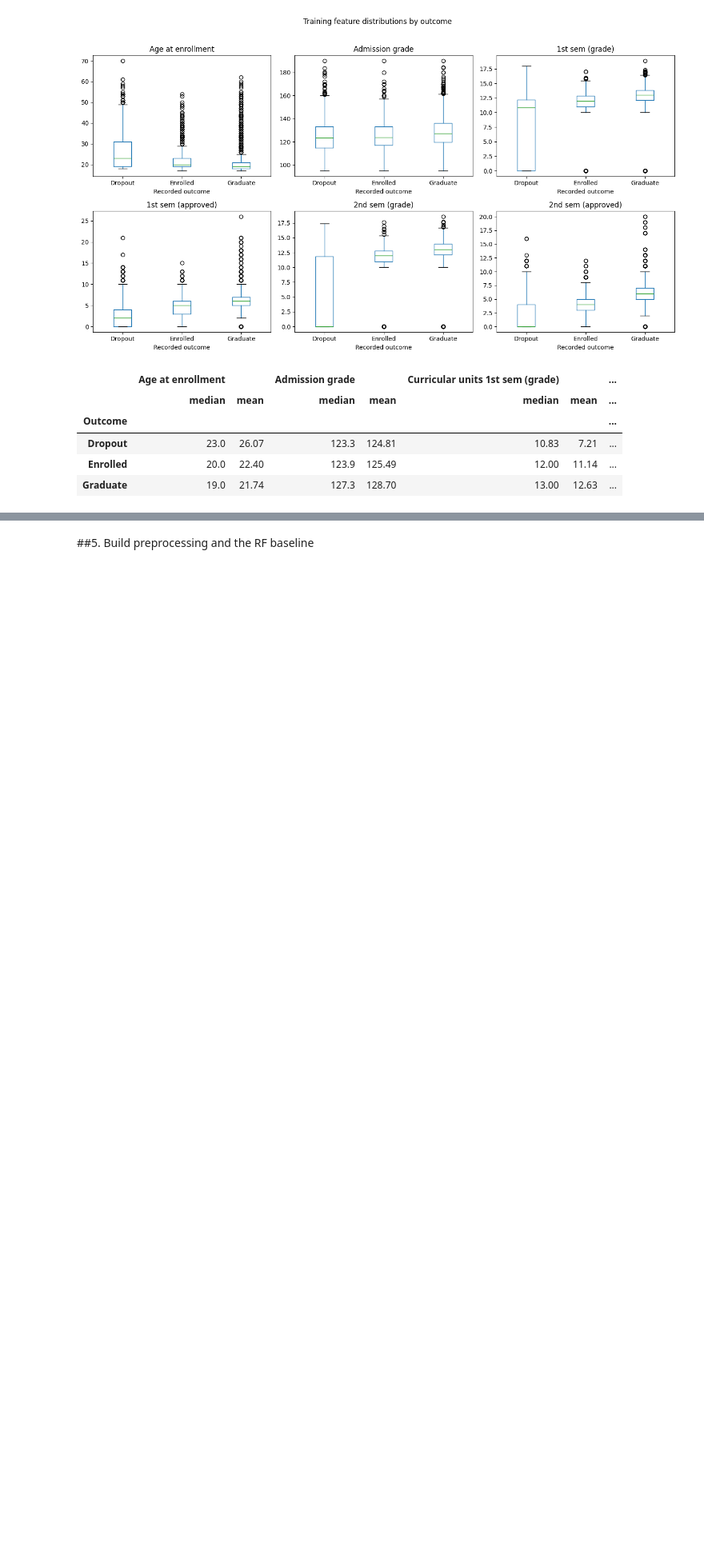
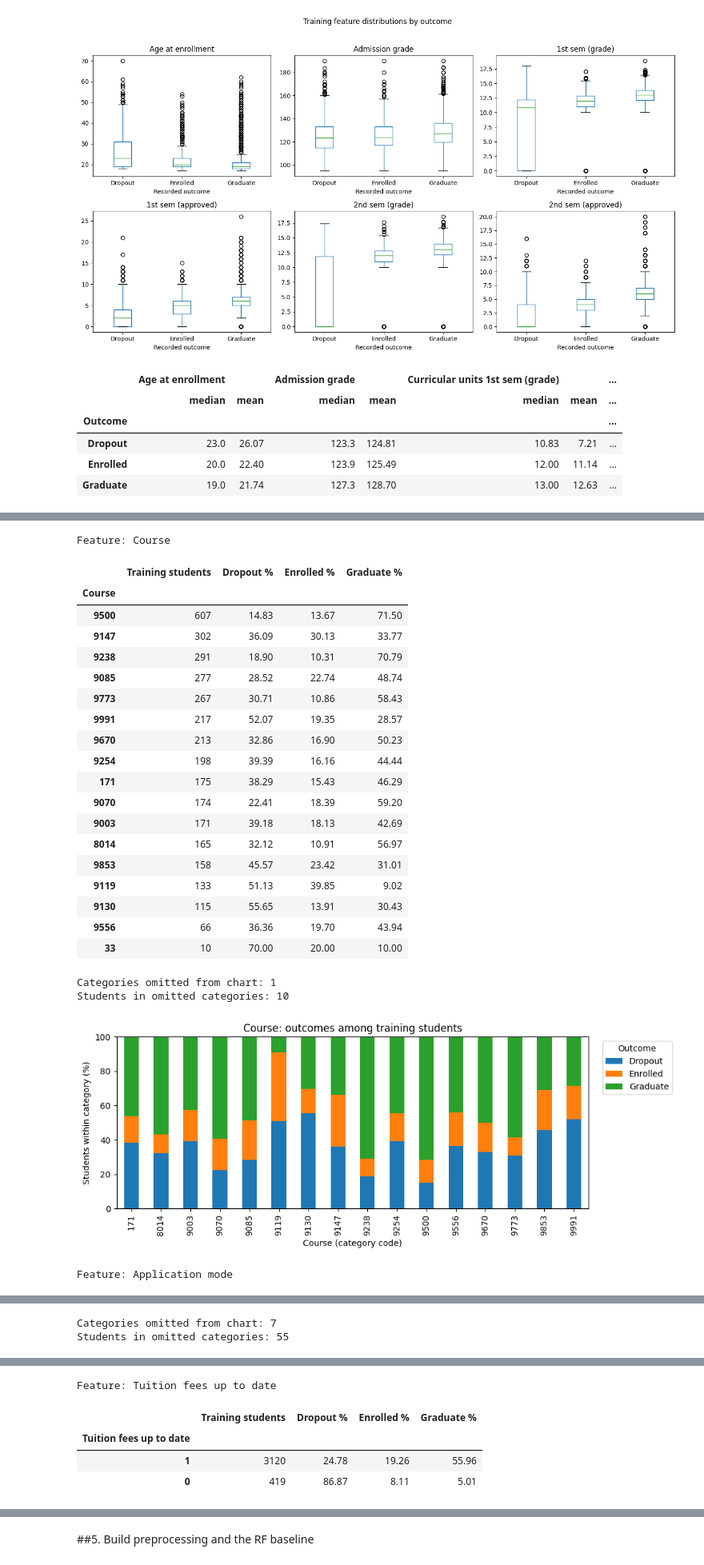
Before and after one commit to Ayesh2002/ml-student-dropout, a Jupyter notebook: 02_random_forest.ipynb, the cells around one changed output, grey strips where cells are left out. Shown at 80% size. Drawn from its saved outputs; the diff is of its cells as text; code cells hidden in the pictures; blank space fills up the shorter version.

Commit message:
examine categorical outcome rates with sample counts

```diff
--- a/02_random_forest.ipynb
+++ b/02_random_forest.ipynb
@@ -271,0 +274,52 @@ display(eda_train.groupby("Outcome")[eda_plot_columns].agg(["median", "mean"]).r
+# %%
+for eda_column in ["Course", "Application mode", "Tuition fees up to date"]:
+    eda_counts = pd.crosstab(X_train[eda_column], y_train).reindex(
+        columns=eda_class_order, fill_value=0
+    )
+    eda_sizes = eda_counts.sum(axis=1)
+    eda_rates = eda_counts.div(eda_sizes, axis=0).mul(100)
+    eda_table = pd.concat([
+        eda_sizes.rename("Training students"), eda_rates.add_suffix(" %")
+    ], axis=1).sort_values("Training students", ascending=False)
+    print("\nFeature:", eda_column)
+    display(eda_table.round(2))
+    eda_frequent = eda_sizes.ge(30)
+    print("Categories omitted from chart:", int((~eda_frequent).sum()))
+    print("Students in omitted categories:", int(eda_sizes[~eda_frequent].sum()))
+    if eda_frequent.any():
+        eda_rates.loc[eda_frequent].plot.bar(
+            stacked=True, figsize=(10, 4), ylim=(0, 100)
+        )
+        plt.title(eda_column + ": outcomes among training students")
+        plt.ylabel("Students within category (%)")
+        plt.xlabel(eda_column + " (category code)")
+        plt.legend(title="Outcome", bbox_to_anchor=(1.02, 1), loc="upper left")
+        plt.tight_layout()
+        plt.show()
+    eda_file = eda_column.lower().replace(" ", "_")
+    eda_table.to_csv(RESULTS / ("eda_" + eda_file + "_outcomes.csv"))
+# %% [output]
+Feature: Course
+|  | Training students | Dropout % | Enrolled % | Graduate % |
+| Course |  |  |  |  |
+| 9500 | 607 | 14.83 | 13.67 | 71.50 |
+| 9147 | 302 | 36.09 | 30.13 | 33.77 |
+| 9238 | 291 | 18.90 | 10.31 | 70.79 |
+| 9085 | 277 | 28.52 | 22.74 | 48.74 |
+| 9773 | 267 | 30.71 | 10.86 | 58.43 |
+| 9991 | 217 | 52.07 | 19.35 | 28.57 |
+| 9670 | 213 | 32.86 | 16.90 | 50.23 |
+| 9254 | 198 | 39.39 | 16.16 | 44.44 |
+| 171 | 175 | 38.29 | 15.43 | 46.29 |
+| 9070 | 174 | 22.41 | 18.39 | 59.20 |
+| 9003 | 171 | 39.18 | 18.13 | 42.69 |
+| 8014 | 165 | 32.12 | 10.91 | 56.97 |
+| 9853 | 158 | 45.57 | 23.42 | 31.01 |
+| 9119 | 133 | 51.13 | 39.85 | 9.02 |
+| 9130 | 115 | 55.65 | 13.91 | 30.43 |
+| 9556 | 66 | 36.36 | 19.70 | 43.94 |
+| 33 | 10 | 70.00 | 20.00 | 10.00 |
+Categories omitted from chart: 1
+Students in omitted categories: 10
+[figure, added]
+Feature: Application mode
@@ -271,0 +344,2 @@ display(eda_train.groupby("Outcome")[eda_plot_columns].agg(["median", "mean"]).r
+Categories omitted from chart: 7
+Students in omitted categories: 55
@@ -271,0 +347,5 @@ display(eda_train.groupby("Outcome")[eda_plot_columns].agg(["median", "mean"]).r
+Feature: Tuition fees up to date
+|  | Training students | Dropout % | Enrolled % | Graduate % |
+| Tuition fees up to date |  |  |  |  |
+| 1 | 3120 | 24.78 | 19.26 | 55.96 |
+| 0 | 419 | 86.87 | 8.11 | 5.01 |
```
Also changed, not shown: parts of 2 cells of this notebook.
